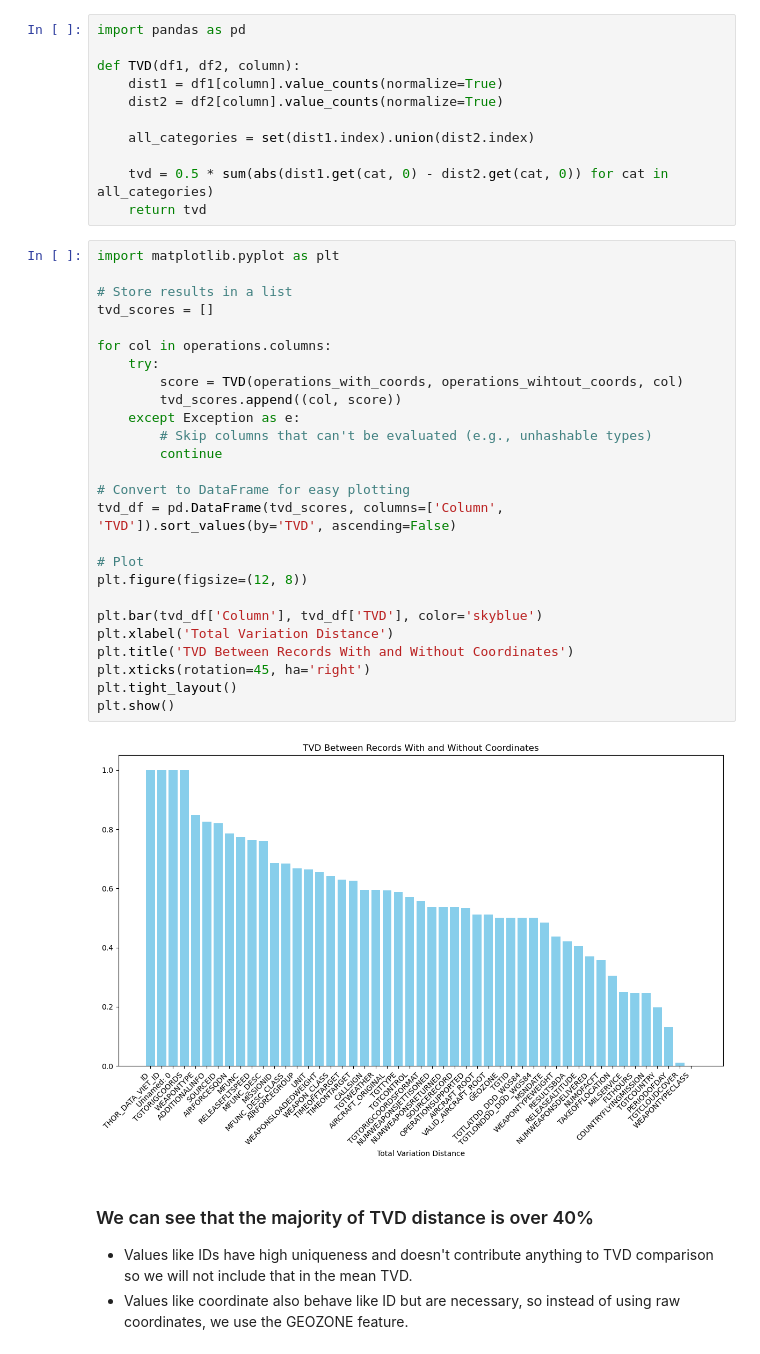
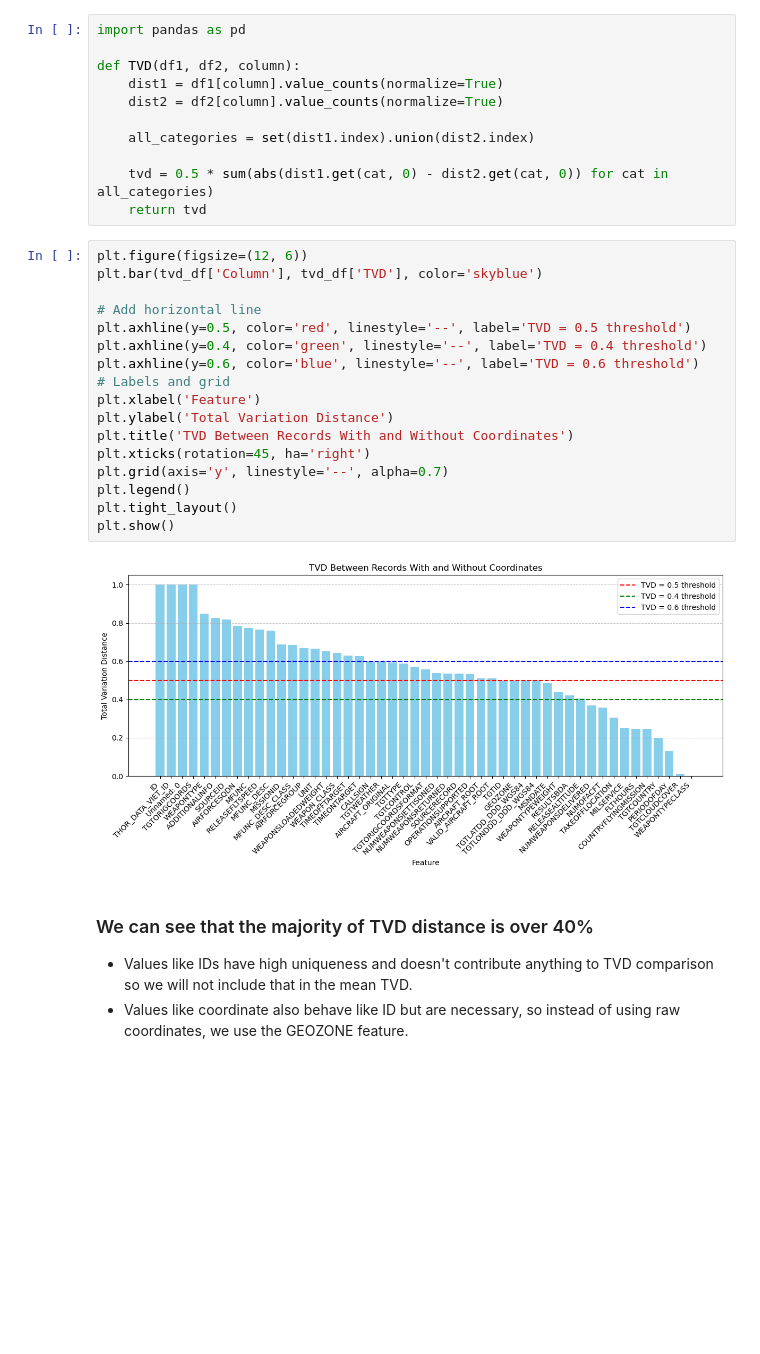
Before and after one commit to TranDuong874/uxo-risk-analysis, a Jupyter notebook: draft.ipynb, the cells around one changed output. Cells and saved outputs as stored; diff of their text form; blank space fills up the shorter version.

```diff
--- a/draft.ipynb
+++ b/draft.ipynb
@@ -146,33 +142,24 @@ def TVD(df1, df2, column):
     tvd = 0.5 * sum(abs(dist1.get(cat, 0) - dist2.get(cat, 0)) for cat in all_categories)
     return tvd
 # %%
-import matplotlib.pyplot as plt
+plt.figure(figsize=(12, 6))
+plt.bar(tvd_df['Column'], tvd_df['TVD'], color='skyblue')
 
-# Store results in a list
-tvd_scores = []
-
-for col in operations.columns:
-    try:
-        score = TVD(operations_with_coords, operations_wihtout_coords, col)
-        tvd_scores.append((col, score))
-    except Exception as e:
-        # Skip columns that can't be evaluated (e.g., unhashable types)
-        continue
-
-# Convert to DataFrame for easy plotting
-tvd_df = pd.DataFrame(tvd_scores, columns=['Column', 'TVD']).sort_values(by='TVD', ascending=False)
-
-# Plot
-plt.figure(figsize=(12, 8))
-
-plt.bar(tvd_df['Column'], tvd_df['TVD'], color='skyblue')
-plt.xlabel('Total Variation Distance')
+# Add horizontal line
+plt.axhline(y=0.5, color='red', linestyle='--', label='TVD = 0.5 threshold')
+plt.axhline(y=0.4, color='green', linestyle='--', label='TVD = 0.4 threshold')
+plt.axhline(y=0.6, color='blue', linestyle='--', label='TVD = 0.6 threshold')
+# Labels and grid
+plt.xlabel('Feature')
+plt.ylabel('Total Variation Distance')
 plt.title('TVD Between Records With and Without Coordinates')
 plt.xticks(rotation=45, ha='right')
+plt.grid(axis='y', linestyle='--', alpha=0.7)
+plt.legend()
 plt.tight_layout()
 plt.show()
 # %% [output]
-[figure, old version]
+[figure, new version]
 # %% [markdown]
 ### We can see that the majority of TVD distance is over 40%
 - Values like IDs have high uniqueness and doesn't contribute anything to TVD comparison so we will not include that in the mean TVD.
```
Also changed, not shown: parts of 44 cells of this notebook, 4 other files.
